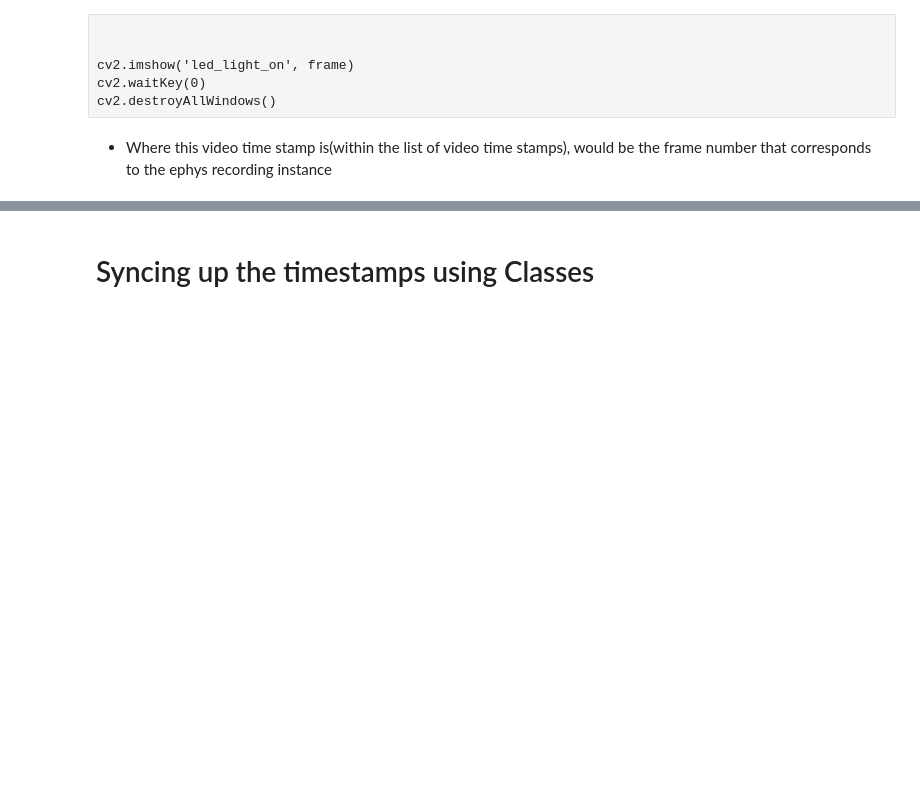
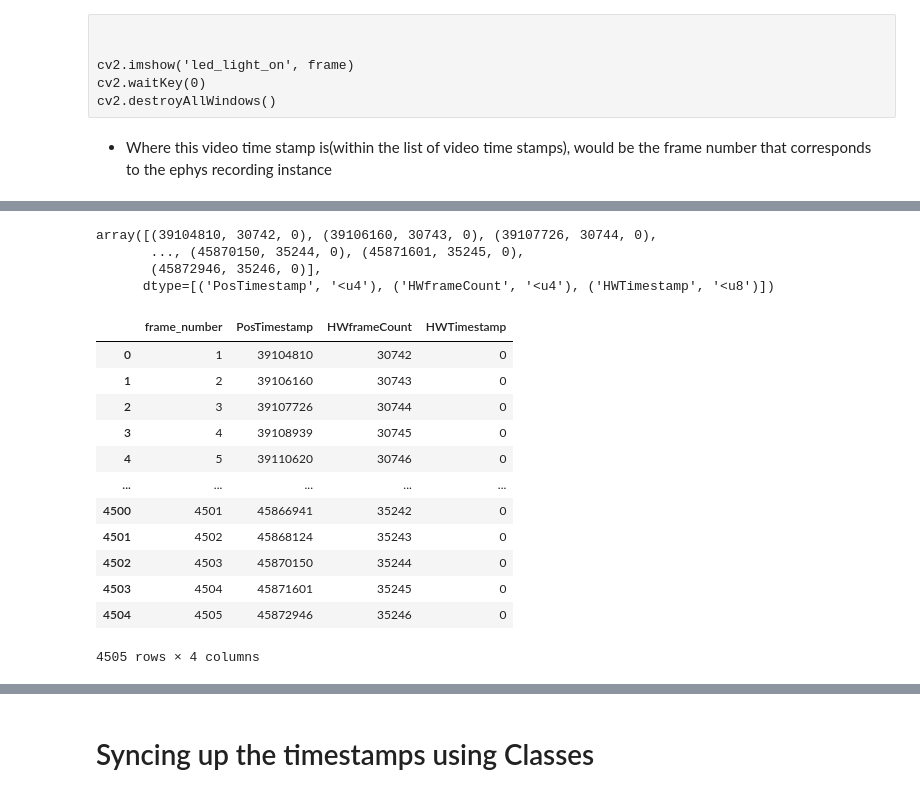
Before and after one commit to padillacoreanolab/spike_gadgets_repo, a Jupyter notebook: results/2022_09_13_timestamp_syncing/time_stamp_syncing.ipynb, the cells around one changed output, grey strips where cells are left out. Saved outputs shown, nothing was run; the diff lists cells and outputs as text; code cells hidden in the pictures; blank space fills up the shorter version.

```diff
--- a/results/2022_09_13_timestamp_syncing/time_stamp_syncing.ipynb
+++ b/results/2022_09_13_timestamp_syncing/time_stamp_syncing.ipynb
@@ -294,4 +307,4 @@ video_timestamp_file_name = trodes.read_exported.get_key_with_substring(parent_d
 # %%
-video_time_stamp_dict = parent_directory_dict[video_timestamp_file_name]["fields_text"]
+video_time_stamp_dict = parent_directory_dict["1.videoTimeStamps.cameraHWSync"]
 # %%
 video_time_stamp_dict
@@ -537,0 +733,7 @@ print("MED-PC signal is at {}:{}".format(int(current_video_seconds // 60), int(c
+# %%
+video_time_stamp_dict["data"]
+# %% [output]
+array([(39104810, 30742, 0), (39106160, 30743, 0), (39107726, 30744, 0),
+       ..., (45870150, 35244, 0), (45871601, 35245, 0),
+       (45872946, 35246, 0)],
+      dtype=[('PosTimestamp', '<u4'), ('HWframeCount', '<u4'), ('HWTimestamp', '<u8')])
@@ -537,0 +744,16 @@ print("MED-PC signal is at {}:{}".format(int(current_video_seconds // 60), int(c
+# %%
+video_dataframe
+# %% [output]
+|  | frame_number | PosTimestamp | HWframeCount | HWTimestamp |
+| 0 | 1 | 39104810 | 30742 | 0 |
+| 1 | 2 | 39106160 | 30743 | 0 |
+| 2 | 3 | 39107726 | 30744 | 0 |
+| 3 | 4 | 39108939 | 30745 | 0 |
+| 4 | 5 | 39110620 | 30746 | 0 |
+| ... | ... | ... | ... | ... |
+| 4500 | 4501 | 45866941 | 35242 | 0 |
+| 4501 | 4502 | 45868124 | 35243 | 0 |
+| 4502 | 4503 | 45870150 | 35244 | 0 |
+| 4503 | 4504 | 45871601 | 35245 | 0 |
+| 4504 | 4505 | 45872946 | 35246 | 0 |
+4505 rows × 4 columns
```
Also changed, not shown: parts of 106 cells of this notebook.
